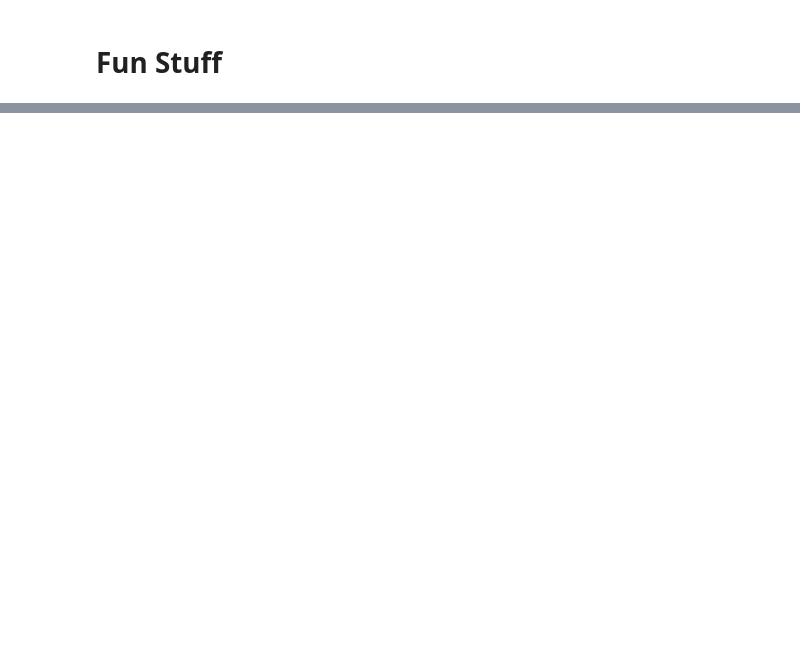
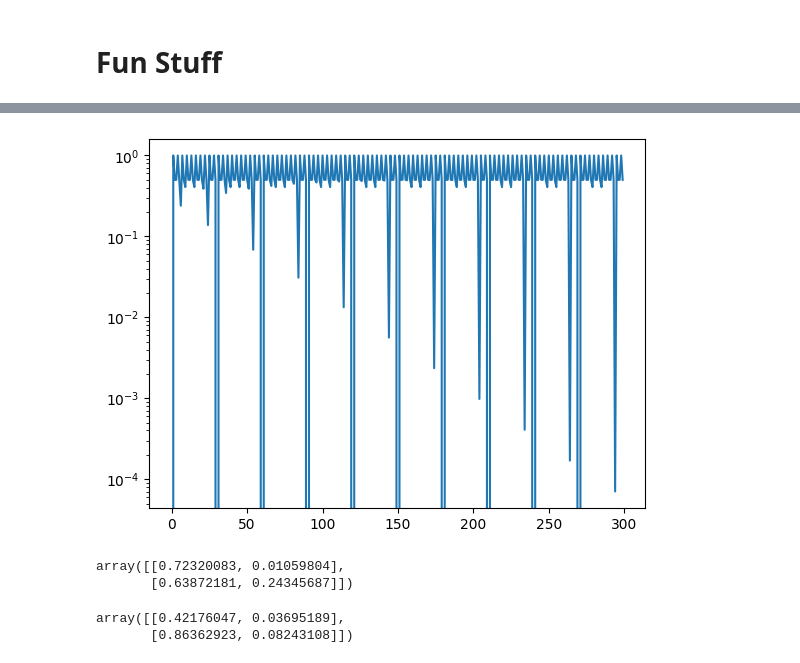
Before and after one commit to MaxvanHorssen/random-tilings, a Jupyter notebook: Dev fast periodic Aztec.ipynb, the cells around one changed output, grey strips where cells are left out. Cells and saved outputs as stored; diff of their text form; code cells hidden in the pictures; blank space fills up the shorter version.

```diff
--- a/Dev fast periodic Aztec.ipynb
+++ b/Dev fast periodic Aztec.ipynb
@@ -205,0 +262,14 @@ fig = draw_AztecTMP(M,dpi=500,coloring='(255,33,33),(31,31,255),(32,255,32),(255
+# %%
+n = 300
+d = 4
+w = np.random.random((d,d))
+
+w = np.array([[1+1j,diff(epsilon,gamma),diff(gamma,beta),diff(delta,gamma),diff(gamma,beta),diff(beta,gamma)],
+[diff(gamma,beta),diff(beta,epsilon),1+r*1j,diff(beta,delta),1+1j,1+r*1j],
+[diff(delta,gamma),diff(epsilon,delta),diff(delta,beta),1+1j,diff(delta,alpha),diff(alpha,delta)],
+[diff(gamma,alpha),diff(alpha,epsilon),diff(beta,alpha),diff(alpha,delta),1+r*1j,1+1j]])
+
+vec_mpf = np.vectorize(mp.mpf)
+PT = comp_PTower(n,vec_mpf(w.real),w.imag)[::-1]
+
+err = [np.max(abs(PT[0]-PT[k])) for k in range(n)]
@@ -205,0 +291,17 @@ fig = draw_AztecTMP(M,dpi=500,coloring='(255,33,33),(31,31,255),(32,255,32),(255
+# %%
+import matplotlib.pyplot as plt
+plt.plot(err)
+plt.yscale('log')
+# %% [output]
+[figure, added]
+# %%
+PT[0]
+# %% [output]
+array([[0.72320083, 0.01059804],
+       [0.63872181, 0.24345687]])
+# %%
+k = 8
+PT[k]
+# %% [output]
+array([[0.42176047, 0.03695189],
+       [0.86362923, 0.08243108]])
```
Also changed, not shown: parts of 15 cells of this notebook, 8 other files.
